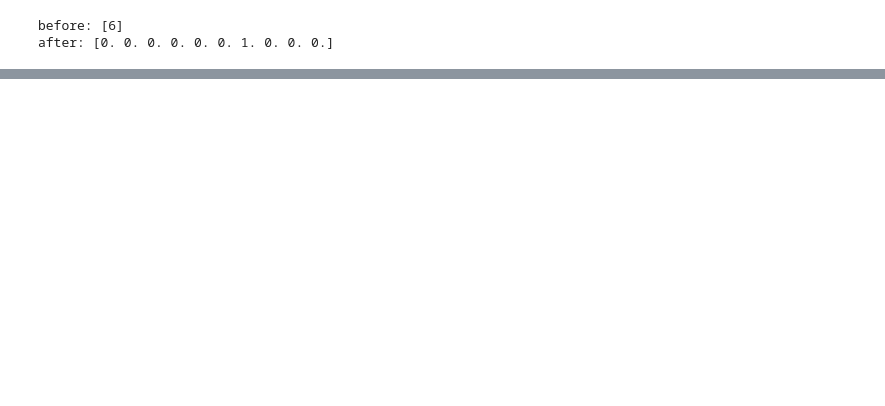
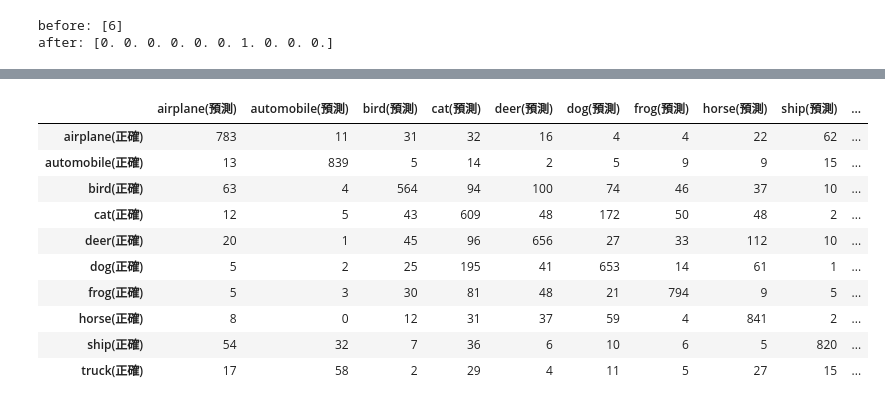
Before and after one commit to Elwing-Chou/MLDemo, a Jupyter notebook: simplecnn.ipynb, the cells around one changed output, grey strips where cells are left out. Saved outputs shown, nothing was run; the diff lists cells and outputs as text; code cells hidden in the pictures; blank space fills up the shorter version.

```diff
--- a/simplecnn.ipynb
+++ b/simplecnn.ipynb
@@ -90,0 +118,22 @@ _________________________________________________________________
+# %%
+from sklearn.metrics import confusion_matrix
+import pandas as pd
+pre = cnn.predict_classes(x_test_norm)
+
+c = [(str(l) + "(預測)") for l in labels]
+i = [(str(l) + "(正確)") for l in labels]
+pd.DataFrame(confusion_matrix(y_test, pre),
+             columns=c,
+             index=i)
+# %% [output]
+|  | airplane(預測) | automobile(預測) | bird(預測) | cat(預測) | deer(預測) | dog(預測) | frog(預測) | horse(預測) | ship(預測) | ... |
+| airplane(正確) | 783 | 11 | 31 | 32 | 16 | 4 | 4 | 22 | 62 | ... |
+| automobile(正確) | 13 | 839 | 5 | 14 | 2 | 5 | 9 | 9 | 15 | ... |
+| bird(正確) | 63 | 4 | 564 | 94 | 100 | 74 | 46 | 37 | 10 | ... |
+| cat(正確) | 12 | 5 | 43 | 609 | 48 | 172 | 50 | 48 | 2 | ... |
+| deer(正確) | 20 | 1 | 45 | 96 | 656 | 27 | 33 | 112 | 10 | ... |
+| dog(正確) | 5 | 2 | 25 | 195 | 41 | 653 | 14 | 61 | 1 | ... |
+| frog(正確) | 5 | 3 | 30 | 81 | 48 | 21 | 794 | 9 | 5 | ... |
+| horse(正確) | 8 | 0 | 12 | 31 | 37 | 59 | 4 | 841 | 2 | ... |
+| ship(正確) | 54 | 32 | 7 | 36 | 6 | 10 | 6 | 5 | 820 | ... |
+| truck(正確) | 17 | 58 | 2 | 29 | 4 | 11 | 5 | 27 | 15 | ... |
```
Also changed, not shown: parts of 9 cells of this notebook.
